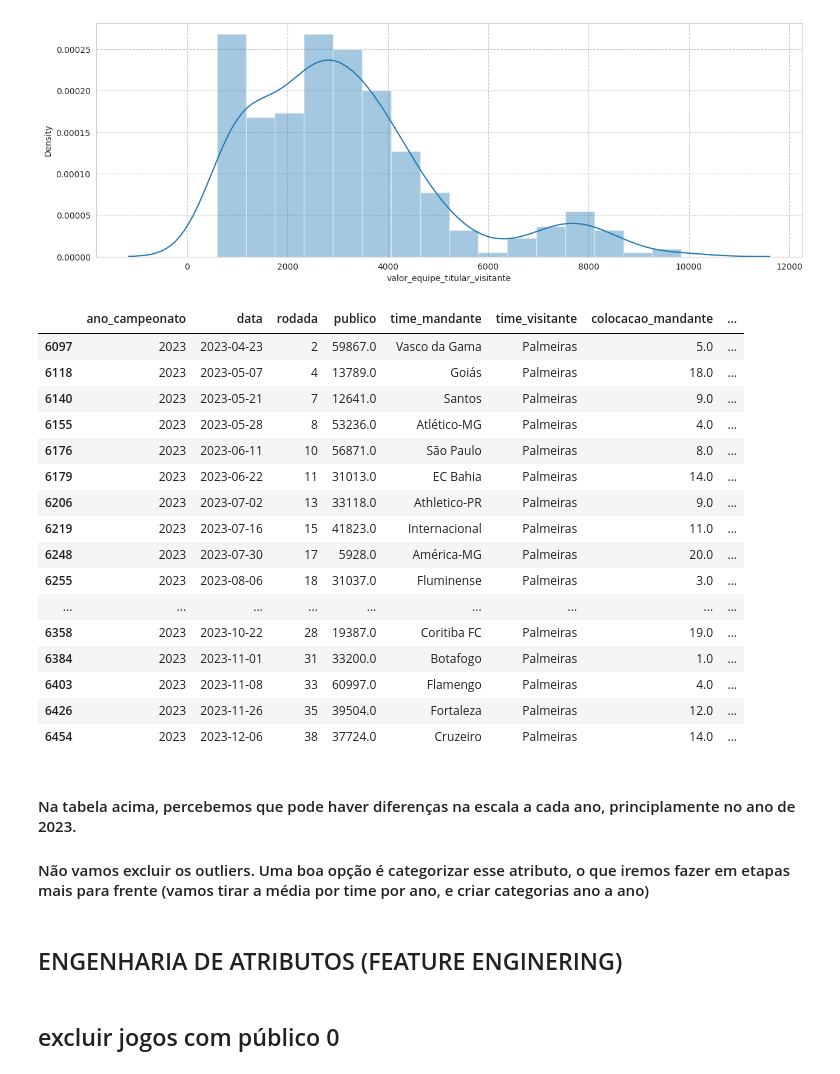
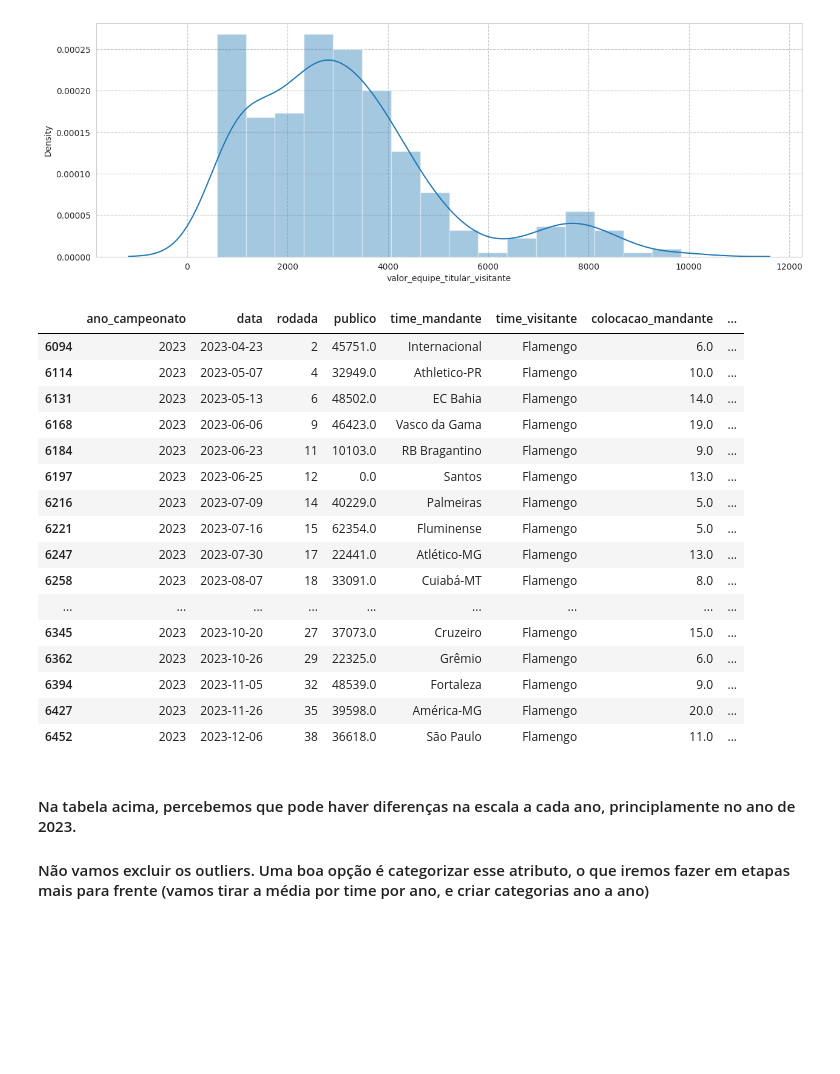
Before and after one commit to salomaofreitasjr/TCC_PUC_MINAS_POS_CIENCIA_DE_DADOS_2023, a Jupyter notebook: Projeto Python/02 - Preparação de Dados.ipynb, the cells around one changed output. Drawn from its saved outputs; the diff is of its cells as text; code cells hidden in the pictures; blank space fills up the shorter version.

```diff
--- a/Projeto Python/02 - Preparação de Dados.ipynb
+++ b/Projeto Python/02 - Preparação de Dados.ipynb
@@ -130,7 +132,8 @@ Ao preencher os dados complementares (27/10/2024 a 07/12/2024), já utlizamos no
 cols = ['time_mandante', 'time_visitante']
 
 for col in cols:
-  df_freq = df_brasileirao[col].value_counts().reset_index().rename(columns={'index': col, col: 'count'}).sort_values([col])
+  #df_freq = df_brasileirao[col].value_counts().reset_index().rename(columns={'index': col, col: 'count'}).sort_values([col])  #No pandas anterior a 2.0 era assim
+  df_freq = df_brasileirao[col].value_counts().reset_index().sort_values([col])  # pandas 2.0 já traz os nomes de colunas ajustados (sem coluna 'index')
   display(df_freq)
   print('')
   print('')
@@ -192,7 +195,8 @@ df_brasileirao.loc[df_brasileirao['time_visitante'] == 'Santos FC' , 'time_visit
 cols = ['time_mandante', 'time_visitante']
 
 for col in cols:
-  df_freq = df_brasileirao[col].value_counts().reset_index().rename(columns={'index': col, col: 'count'}).sort_values([col])
+  #df_freq = df_brasileirao[col].value_counts().reset_index().rename(columns={'index': col, col: 'count'}).sort_values([col])
+  df_freq = df_brasileirao[col].value_counts().reset_index().sort_values([col]) # pandas 2.0 já traz os nomes de colunas ajustados (sem coluna 'index')
   display(df_freq)
   print('')
   print('')
@@ -1326,7 +1282,7 @@ See the caveats in the documentation: https://pandas.pydata.org/pandas-docs/stab
 ### ACIMA CONFIRMAMOS QUE NENHUM DADOS NULO MAIS ESTÁ PRESENTE EM NOSSA BASE.
 ### ENTÃO VAMOS MESCLAS OS NOSSOS 2 DATASETS, O MAIOR E O MENOR(DADOS COMPLEMENTARES PREENCHIDOS POR NÓS)
 
-df_brasileirao = pd.concat([df_brasileirao2, df_brasileirao_comp]).sort_values(['ano_campeonato', 'rodada']).reset_index().drop(columns = ['index'])
+df_brasileirao = pd.concat([df_brasileirao2, df_brasileirao_comp]).sort_values(['ano_campeonato', 'rodada','data']).reset_index().drop(columns = ['index'])
 
 df_brasileirao.shape
 # %% [output]
@@ -1788,29 +1749,25 @@ https://gist.github.com/mwaskom/de44147ed2974457ad6372750bbe5751
 [figure]
 [figure]
 # %%
-df_ano[df_ano['time_visitante'] == 'Palmeiras']
+df_ano[df_ano['time_visitante'] == 'Flamengo']
 # %% [output]
 |  | ano_campeonato | data | rodada | publico | time_mandante | time_visitante | colocacao_mandante | ... |
-| 6097 | 2023 | 2023-04-23 | 2 | 59867.0 | Vasco da Gama | Palmeiras | 5.0 | ... |
-| 6118 | 2023 | 2023-05-07 | 4 | 13789.0 | Goiás | Palmeiras | 18.0 | ... |
-| 6140 | 2023 | 2023-05-21 | 7 | 12641.0 | Santos | Palmeiras | 9.0 | ... |
-| 6155 | 2023 | 2023-05-28 | 8 | 53236.0 | Atlético-MG | Palmeiras | 4.0 | ... |
-| 6176 | 2023 | 2023-06-11 | 10 | 56871.0 | São Paulo | Palmeiras | 8.0 | ... |
-| 6179 | 2023 | 2023-06-22 | 11 | 31013.0 | EC Bahia | Palmeiras | 14.0 | ... |
-| 6206 | 2023 | 2023-07-02 | 13 | 33118.0 | Athletico-PR | Palmeiras | 9.0 | ... |
-| 6219 | 2023 | 2023-07-16 | 15 | 41823.0 | Internacional | Palmeiras | 11.0 | ... |
-| 6248 | 2023 | 2023-07-30 | 17 | 5928.0 | América-MG | Palmeiras | 20.0 | ... |
-| 6255 | 2023 | 2023-08-06 | 18 | 31037.0 | Fluminense | Palmeiras | 3.0 | ... |
+| 6094 | 2023 | 2023-04-23 | 2 | 45751.0 | Internacional | Flamengo | 6.0 | ... |
+| 6114 | 2023 | 2023-05-07 | 4 | 32949.0 | Athletico-PR | Flamengo | 10.0 | ... |
+| 6131 | 2023 | 2023-05-13 | 6 | 48502.0 | EC Bahia | Flamengo | 14.0 | ... |
+| 6168 | 2023 | 2023-06-06 | 9 | 46423.0 | Vasco da Gama | Flamengo | 19.0 | ... |
+| 6184 | 2023 | 2023-06-23 | 11 | 10103.0 | RB Bragantino | Flamengo | 9.0 | ... |
+| 6197 | 2023 | 2023-06-25 | 12 | 0.0 | Santos | Flamengo | 13.0 | ... |
+| 6216 | 2023 | 2023-07-09 | 14 | 40229.0 | Palmeiras | Flamengo | 5.0 | ... |
+| 6221 | 2023 | 2023-07-16 | 15 | 62354.0 | Fluminense | Flamengo | 5.0 | ... |
+| 6247 | 2023 | 2023-07-30 | 17 | 22441.0 | Atlético-MG | Flamengo | 13.0 | ... |
+| 6258 | 2023 | 2023-08-07 | 18 | 33091.0 | Cuiabá-MT | Flamengo | 8.0 | ... |
 | ... | ... | ... | ... | ... | ... | ... | ... | ... |
-| 6358 | 2023 | 2023-10-22 | 28 | 19387.0 | Coritiba FC | Palmeiras | 19.0 | ... |
-| 6384 | 2023 | 2023-11-01 | 31 | 33200.0 | Botafogo | Palmeiras | 1.0 | ... |
-| 6403 | 2023 | 2023-11-08 | 33 | 60997.0 | Flamengo | Palmeiras | 4.0 | ... |
-| 6426 | 2023 | 2023-11-26 | 35 | 39504.0 | Fortaleza | Palmeiras | 12.0 | ... |
-| 6454 | 2023 | 2023-12-06 | 38 | 37724.0 | Cruzeiro | Palmeiras | 14.0 | ... |
+| 6345 | 2023 | 2023-10-20 | 27 | 37073.0 | Cruzeiro | Flamengo | 15.0 | ... |
+| 6362 | 2023 | 2023-10-26 | 29 | 22325.0 | Grêmio | Flamengo | 6.0 | ... |
+| 6394 | 2023 | 2023-11-05 | 32 | 48539.0 | Fortaleza | Flamengo | 9.0 | ... |
+| 6427 | 2023 | 2023-11-26 | 35 | 39598.0 | América-MG | Flamengo | 20.0 | ... |
+| 6452 | 2023 | 2023-12-06 | 38 | 36618.0 | São Paulo | Flamengo | 11.0 | ... |
 # %% [markdown]
 #### Na tabela acima, percebemos que pode haver diferenças na escala a cada ano, principlamente no ano de 2023.
 #### Não vamos excluir os outliers. Uma boa opção é categorizar esse atributo, o que iremos fazer em etapas mais para frente (vamos tirar a média por time por ano, e criar categorias ano a ano)
-# %% [markdown]
-## ENGENHARIA DE ATRIBUTOS (FEATURE ENGINERING)
-# %% [markdown]
-## excluir jogos com público 0
```
Also changed, not shown: parts of 72 cells of this notebook, 1 other file.
